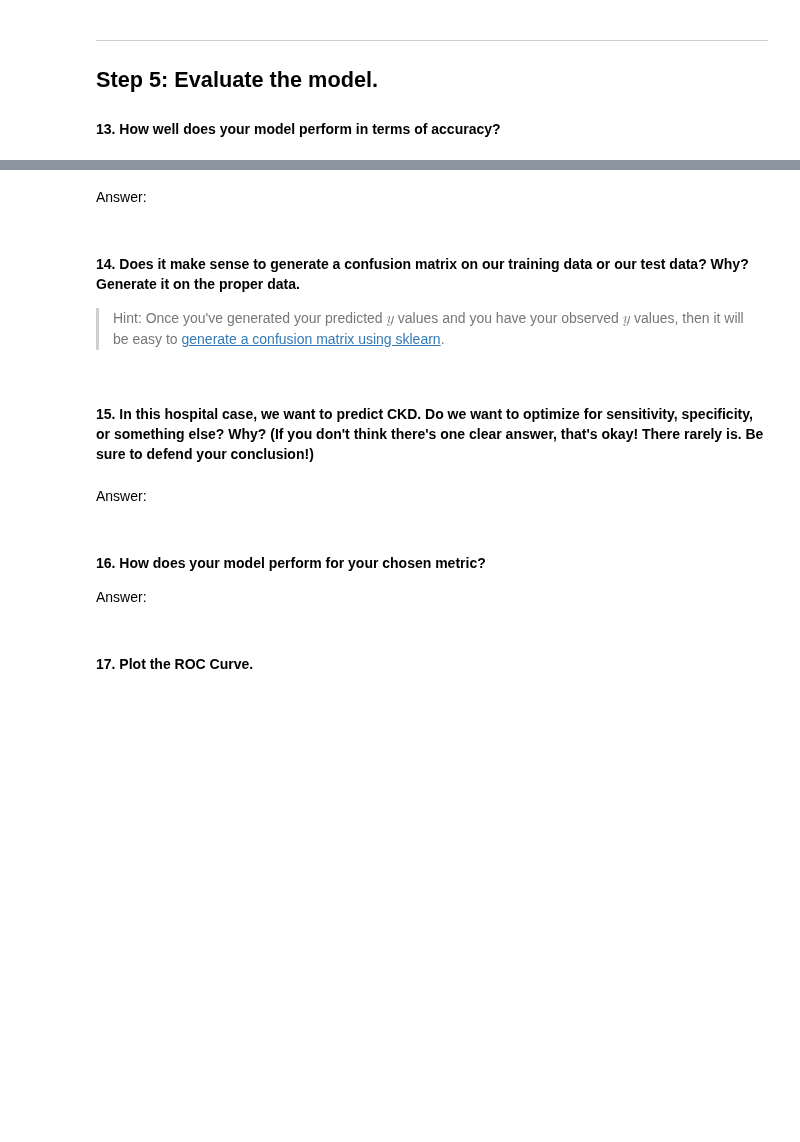
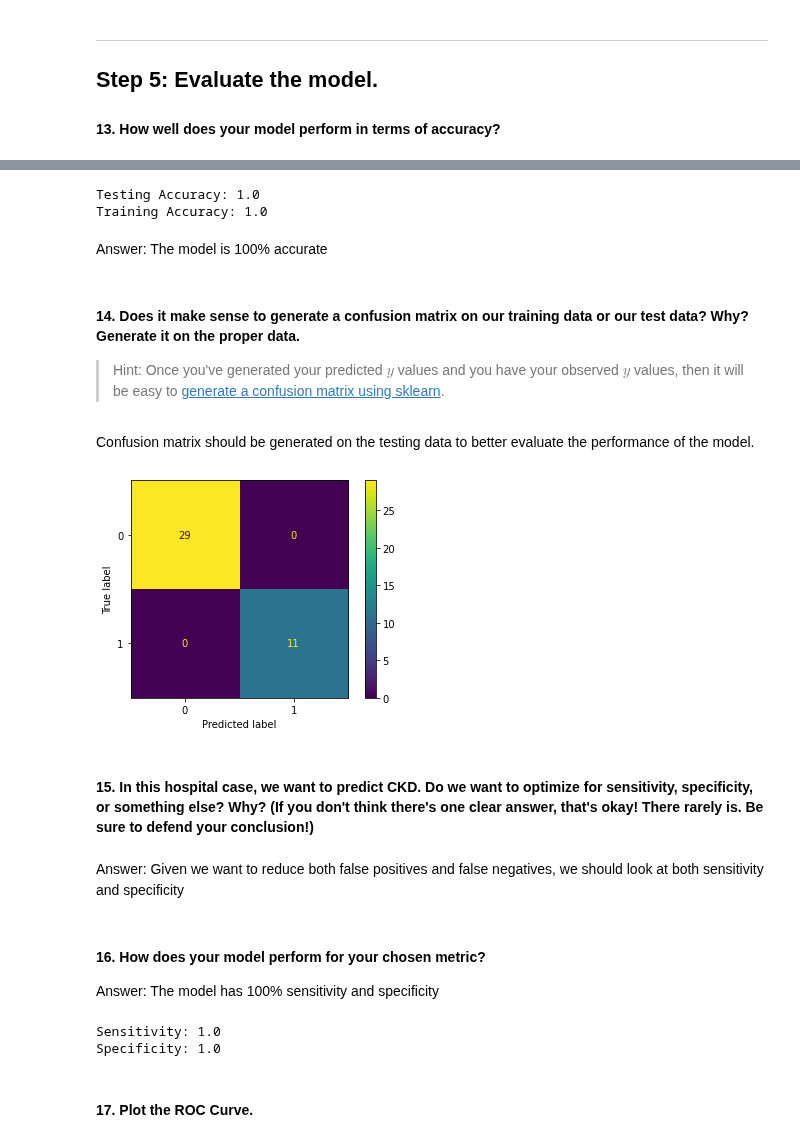
Before and after one commit to pezpet/general-assembly, a Jupyter notebook: labs/4.02-lab-classification-evaluation-master/starter-code-andres.ipynb, the cells around one changed output, grey strips where cells are left out. Drawn from its saved outputs; the diff is of its cells as text; code cells hidden in the pictures; blank space fills up the shorter version.

```diff
--- a/labs/4.02-lab-classification-evaluation-master/starter-code-andres.ipynb
+++ b/labs/4.02-lab-classification-evaluation-master/starter-code-andres.ipynb
@@ -273,16 +281,37 @@ gs.score(X_test, y_test)
-# %% [markdown]
-Answer:
+# %%
+print(f"Testing Accuracy: {gs.score(X_test, y_test)}")
+print(f"Training Accuracy: {gs.score(X_train, y_train)}")
+# %% [output]
+Testing Accuracy: 1.0
+Training Accuracy: 1.0
+# %% [markdown]
+Answer: The model is 100% accurate
 # %% [markdown]
 #### 14. Does it make sense to generate a confusion matrix on our training data or our test data? Why? Generate it on the proper data.
 
 > Hint: Once you've generated your predicted $y$ values and you have your observed $y$ values, then it will be easy to [generate a confusion matrix using sklearn](http://scikit-learn.org/stable/modules/generated/sklearn.metrics.confusion_matrix.html).
+# %% [markdown]
+Confusion matrix should be generated on the testing data to better evaluate the performance of the model.
+# %%
+from sklearn.metrics import ConfusionMatrixDisplay, confusion_matrix
+
+ConfusionMatrixDisplay.from_estimator(gs.best_estimator_, X_test, y_test);
+# %% [output]
+[figure, added]
 # %% [markdown]
 #### 15. In this hospital case, we want to predict CKD. Do we want to optimize for sensitivity, specificity, or something else? Why? (If you don't think there's one clear answer, that's okay! There rarely is. Be sure to defend your conclusion!)
-# %% [markdown]
-Answer:
+# %% [markdown]
+Answer: Given we want to reduce both false positives and false negatives, we should look at both sensitivity and specificity
 # %% [markdown]
 #### 16. How does your model perform for your chosen metric?
 
-Answer:
+Answer: The model has 100% sensitivity and specificity
+# %%
+tn, fp, fn, tp = confusion_matrix(y_test, preds).ravel()
+print(f"Sensitivity: {tp / (tp + fn)}")
+print(f"Specificity: {tn / (tn + fp)}")
+# %% [output]
+Sensitivity: 1.0
+Specificity: 1.0
 # %% [markdown]
 #### 17. Plot the ROC Curve.
```
Also changed, not shown: parts of 7 cells of this notebook.
